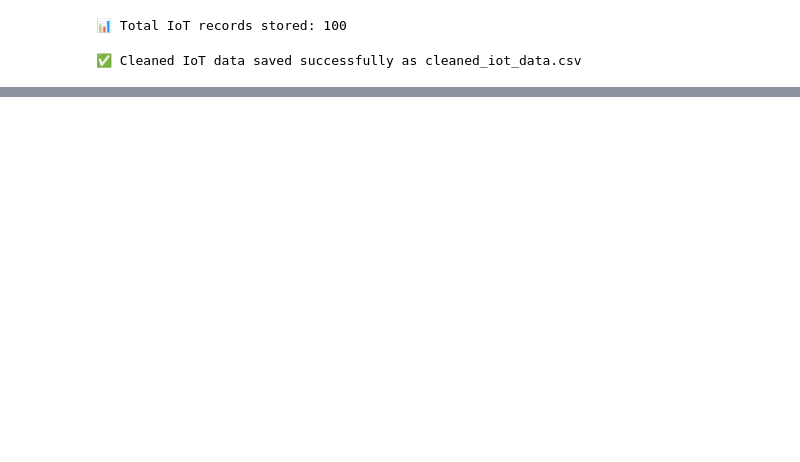
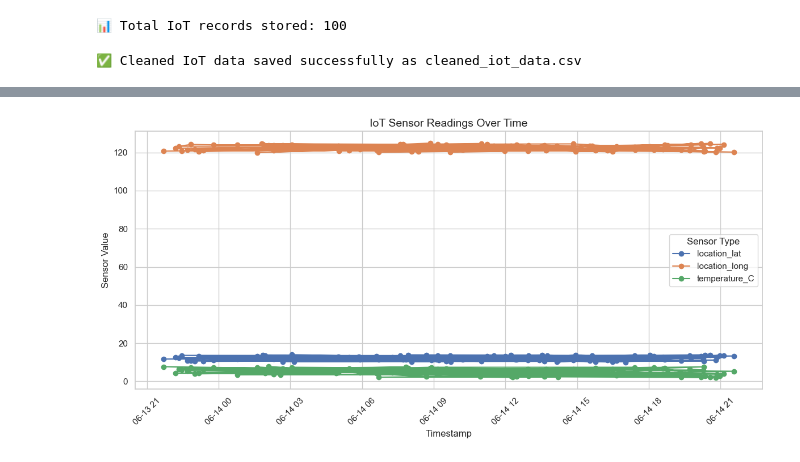
Before and after one commit to cpenaflor/IoT-Data-Simulation-A3101, a Jupyter notebook: Week6.ipynb, the cells around one changed output, grey strips where cells are left out. Saved outputs shown, nothing was run; the diff lists cells and outputs as text; code cells hidden in the pictures; blank space fills up the shorter version.

```diff
--- a/Week6.ipynb
+++ b/Week6.ipynb
@@ -426,0 +454,41 @@ print("✅ Cleaned IoT data saved successfully as cleaned_iot_data.csv")
+# %%
+sns.set(style="whitegrid")
+# %%
+import pandas as pd
+import matplotlib.pyplot as plt
+
+# Load your IoT data
+df = pd.read_csv("iot_data.csv")
+
+# 1) Convert timestamp
+df['timestamp'] = pd.to_datetime(df['timestamp'])
+
+# 2) Identify numeric columns (sensor readings)
+sensor_cols = df.select_dtypes(include=['number']).columns.tolist()
+
+# 3) Melt into long format
+df_long = df.melt(
+    id_vars=['timestamp'],
+    value_vars=sensor_cols,
+    var_name='data_type',
+    value_name='numeric_value'
+)
+
+# 4) Ensure sensor names are strings
+df_long['data_type'] = df_long['data_type'].astype(str)
+
+# 5) Plot with pure matplotlib
+plt.figure(figsize=(12, 6))
+for sensor in df_long['data_type'].unique():
+    subset = df_long[df_long['data_type'] == sensor]
+    plt.plot(subset['timestamp'], subset['numeric_value'], marker='o', linestyle='-', label=sensor)
+
+plt.xticks(rotation=45)
+plt.title('IoT Sensor Readings Over Time', fontsize=14)
+plt.xlabel('Timestamp', fontsize=12)
+plt.ylabel('Sensor Value', fontsize=12)
+plt.legend(title='Sensor Type')
+plt.tight_layout()
+plt.show()
+# %% [output]
+[figure, added]
```
Also changed, not shown: parts of 5 cells of this notebook.
